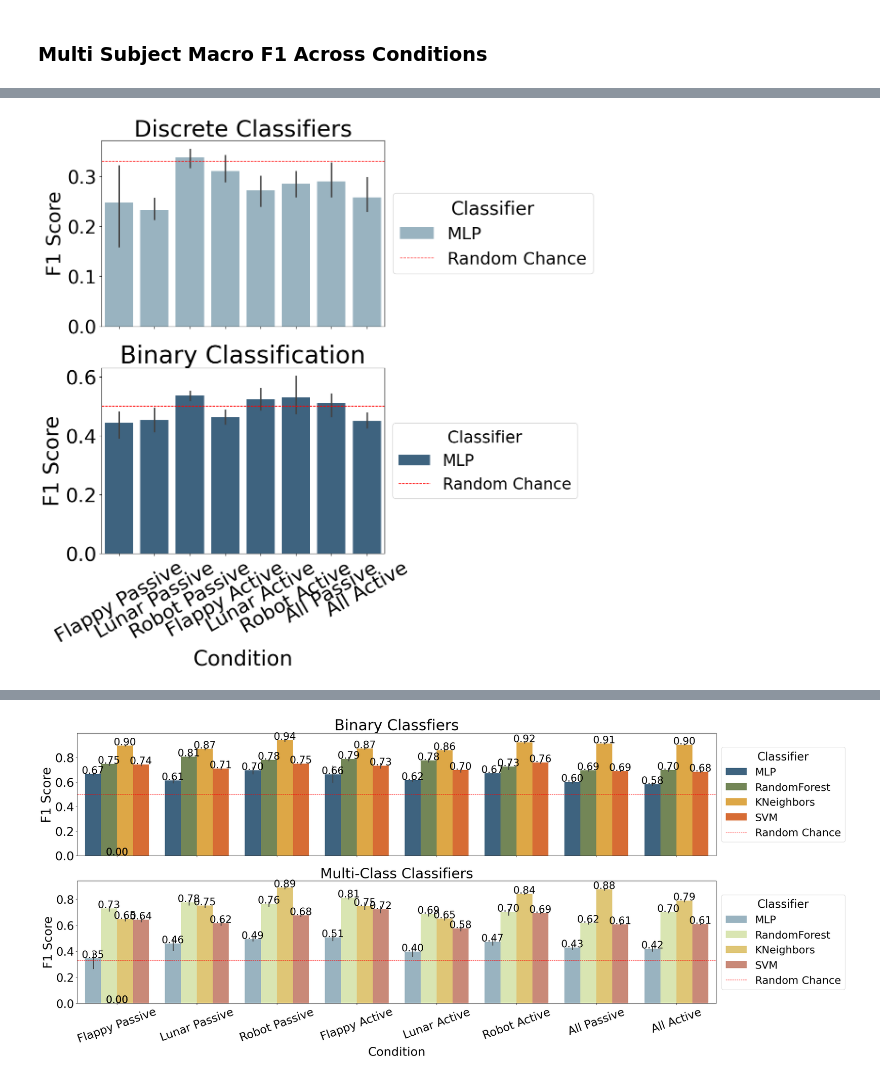
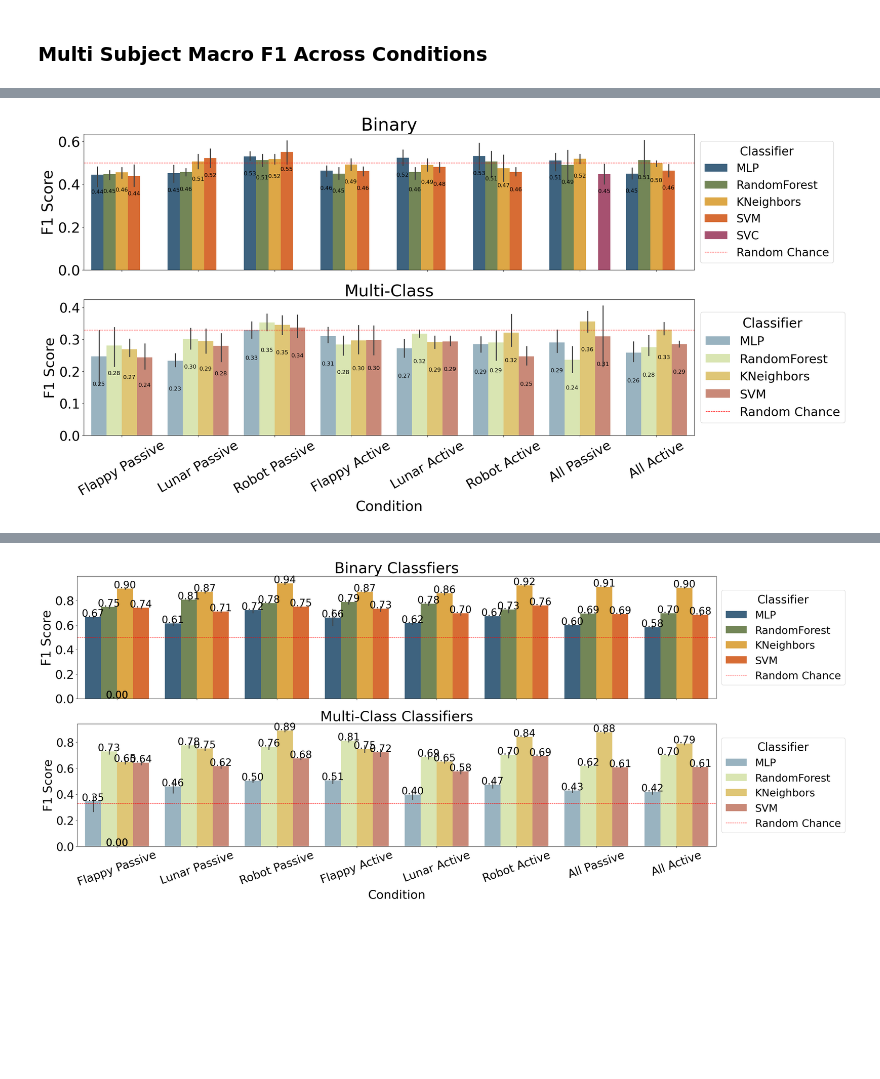
Before and after one commit to your-profile/NeuroLoop-Classification, a Jupyter notebook: FIGURES_classicalmodel_scores.ipynb, the cells around one changed output, grey strips where cells are left out. Drawn from its saved outputs; the diff is of its cells as text; code cells hidden in the pictures; blank space fills up the shorter version.

```diff
--- a/FIGURES_classicalmodel_scores.ipynb
+++ b/FIGURES_classicalmodel_scores.ipynb
@@ -201,42 +213,56 @@ plt.show()
 # %%
-df_binary = df_multiSubject_binaryCV[df_multiSubject_binaryCV["Classifier"] == "MLP"]
-df_discrete = df_multiSubject_discreteCV[df_multiSubject_discreteCV["Classifier"] == "MLP"]
+df_binary = df_multiSubject_binaryCV#[df_multiSubject_binaryCV["Classifier"] == "MLP"]
+df_discrete = df_multiSubject_discreteCV#[df_multiSubject_discreteCV["Classifier"] == "MLP"]
 
-# df_binary = df_binary[(df_binary["Conditions"] == "Robot Passive") | (df_binary["Conditions"] == "Flappy Passive")]
-# df_discrete = df_discrete[(df_discrete["Conditions"] == "Robot Passive") | (df_discrete["Conditions"] == "Flappy Passive")]
+# df_binary = df_binary[(df_binary["Conditions"] == "Robot Passive") | (df_binary["Conditions"] == "Lunar Passive")| (df_binary["Conditions"] == "Flappy Passive")]
+# df_discrete = df_discrete[(df_discrete["Conditions"] == "Robot Passive") | (df_binary["Conditions"] == "Lunar Passive")| (df_discrete["Conditions"] == "Flappy Passive")]
 
 
 #melt
 df_long_binary = pd.melt(df_binary.reset_index(), id_vars=['Conditions', 'Classifier'], value_vars=['Macro F1'],
                          var_name='Metric', value_name='F1 Score')
 df_long_discrete = pd.melt(df_discrete.reset_index(), id_vars=['Conditions', 'Classifier'], value_vars=['Macro F1'],
                            var_name='Metric', value_name='F1 Score')
 palette = ["#33658a", "#758e4f", "#f6ae2d", "#f26419", "#b4436c"]
 palette2 = ["#93b5c6", "#ddedaa", "#f0cf65", "#d7816a", "#bd4f6c"]
 
-fig, axes = plt.subplots(2, 1, figsize=(12, 12), sharex=True)
+fig, axes = plt.subplots(2, 1, figsize=(24, 12), sharex=True)
 
-sns.barplot(data=df_long_binary, x='Conditions', y='F1 Score', hue='Classifier', palette=palette, ax=axes[1])
-axes[1].axhline(y=0.5, color='r', linestyle='--', linewidth=1, label='Random Chance')
-axes[1].set_title('Binary Classification', fontsize=37)
-axes[1].set_xlabel('Condition', fontsize=32)
-axes[1].set_ylabel('F1 Score', fontsize=32)
-axes[1].tick_params(axis='x', rotation=30, labelsize=30)
-axes[1].tick_params(axis='y', labelsize=30)
-axes[1].legend(title='Classifier', title_fontsize='25', fontsize='24', loc='center left', bbox_to_anchor=(1, 0.5))
+sns.barplot(data=df_long_binary, x='Conditions', y='F1 Score', hue='Classifier', palette=palette, ax=axes[0])
+axes[0].axhline(y=0.5, color='r', linestyle='--', linewidth=1, label='Random Chance')
+axes[0].set_title('Binary', fontsize=37)
+axes[0].set_xlabel('Condition', fontsize=32)
+axes[0].set_ylabel('F1 Score', fontsize=32)
+axes[0].tick_params(axis='x', rotation=30, labelsize=30)
+axes[0].tick_params(axis='y', labelsize=30)
+axes[0].legend(title='Classifier', title_fontsize='25', fontsize='24', loc='center left', bbox_to_anchor=(1, 0.5))
 
-sns.barplot(data=df_long_discrete, x='Conditions', y='F1 Score', hue='Classifier', palette=palette2, ax=axes[0])
-axes[0].axhline(y=0.33, color='r', linestyle='--', linewidth=1, label='Random Chance')
-axes[0].set_title('Discrete Classifiers', fontsize=35)
-axes[0].set_xlabel('Condition', fontsize=30)
-axes[0].set_ylabel('F1 Score', fontsize=30)
-axes[0].tick_params(axis='x', rotation=30, labelsize=28)
-axes[0].tick_params(axis='y', labelsize=28)
-axes[0].legend(title='Classifier', title_fontsize='28', fontsize='26', loc='center left', bbox_to_anchor=(1, 0.5))
+sns.barplot(data=df_long_discrete, x='Conditions', y='F1 Score', hue='Classifier', palette=palette2, ax=axes[1])
+axes[1].axhline(y=0.33, color='r', linestyle='--', linewidth=1, label='Random Chance')
+axes[1].set_title('Multi-Class', fontsize=35)
+axes[1].set_xlabel('Condition', fontsize=30)
+axes[1].set_ylabel('F1 Score', fontsize=30)
+axes[1].tick_params(axis='x', rotation=30, labelsize=28)
+axes[1].tick_params(axis='y', labelsize=28)
+axes[1].legend(title='Classifier', title_fontsize='28', fontsize='26', loc='center left', bbox_to_anchor=(1, 0.5))
+for p in axes[1].patches:
+    axes[1].annotate(format(p.get_height(), '.2f'),
+                     (p.get_x() + p.get_width() / 2., p.get_height()-0.1),
+                     ha = 'center', va = 'center',
+                     xytext = (0, 9),
+                     textcoords = 'offset points',
+                     fontsize=12)
 
+for p in axes[0].patches:
+    axes[0].annotate(format(p.get_height(), '.2f'),
+                        (p.get_x() + p.get_width() / 2., p.get_height()-0.1),
+                        ha = 'center', va = 'center',
+                        xytext = (0, 9),
+                        textcoords = 'offset points',
+                        fontsize=12)
 
 plt.tight_layout()
 plt.show()
 # %% [output]
-[figure, old version]
+[figure, new version]
 # %%
```
Also changed, not shown: parts of 4 cells of this notebook, 10 other files.
